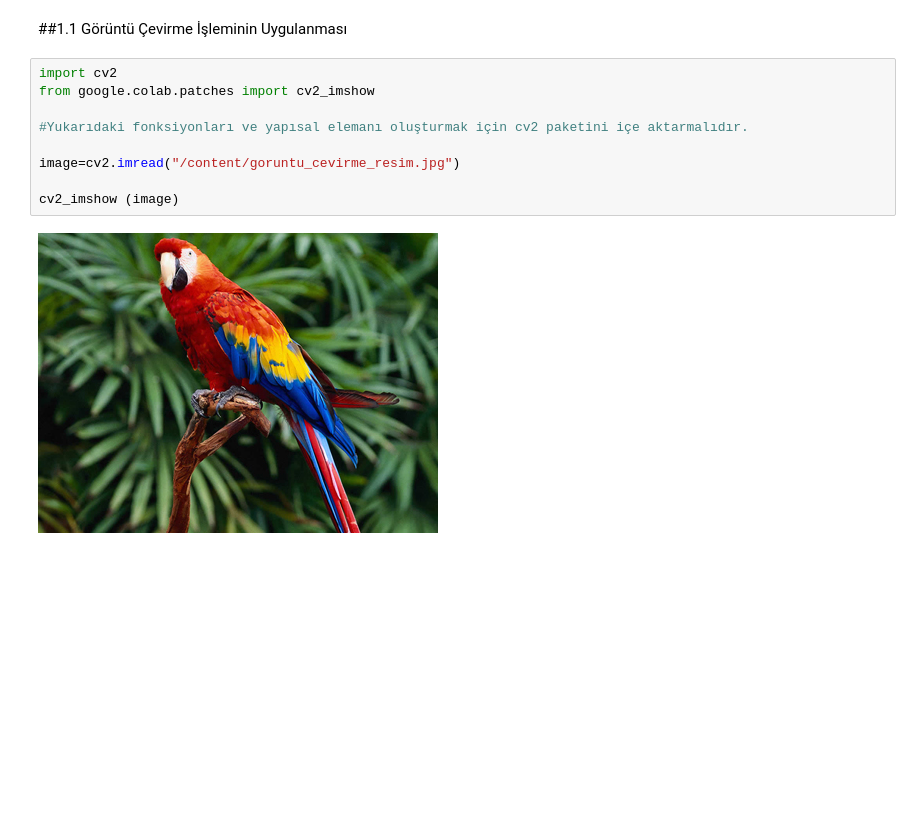
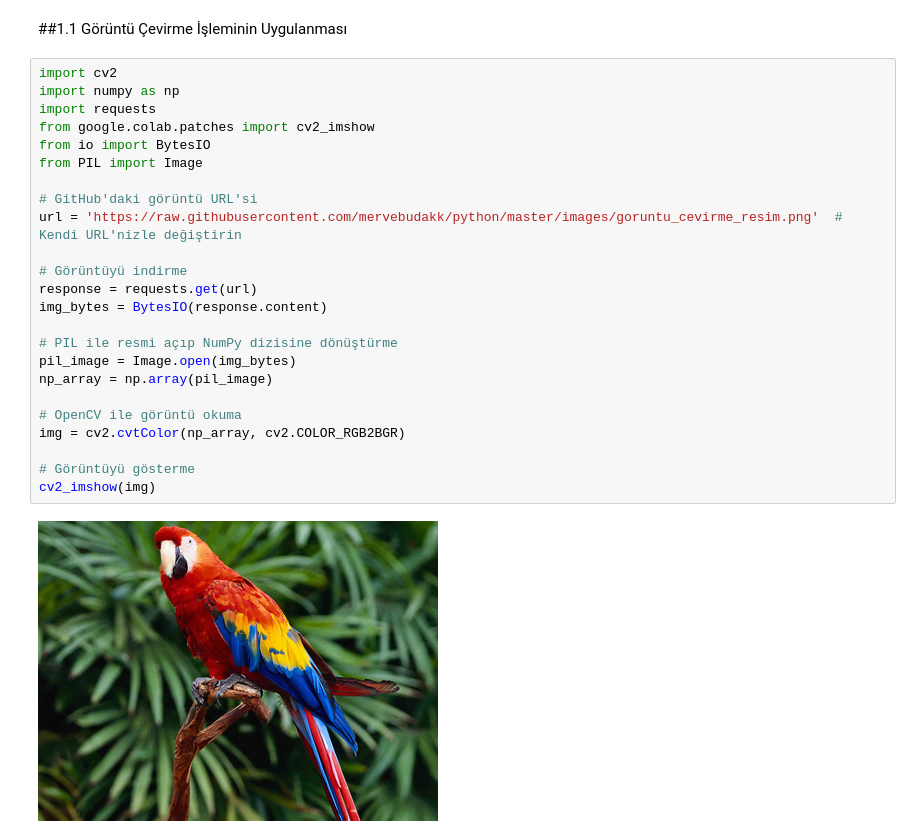
Before and after one commit to mervebudakk/python, a Jupyter notebook: 10_Görüntü_Çevirme.ipynb, the cells around one changed output. Drawn from its saved outputs; the diff is of its cells as text; blank space fills up the shorter version.

Commit message:
Colab kullanılarak oluşturuldu

```diff
--- a/10_Görüntü_Çevirme.ipynb
+++ b/10_Görüntü_Çevirme.ipynb
@@ -30,17 +24,32 @@ Döndürme algoritması, çeviri tarafından kullanılanın aksine, tam sayı ol
 Sonuncu yöntem daha iyi sonuç verir, ancak algoritmanın hesaplama süresini artırır.
 # %% [markdown]
 ##1.1 Görüntü Çevirme İşleminin Uygulanması
-# %%
-import cv2
-from google.colab.patches import cv2_imshow
-
-#Yukarıdaki fonksiyonları ve yapısal elemanı oluşturmak için cv2 paketini içe aktarmalıdır.
-
-image=cv2.imread("/content/goruntu_cevirme_resim.jpg")
-
-cv2_imshow (image)
-# %% [output]
-[figure, removed]
+# %%
+import cv2
+import numpy as np
+import requests
+from google.colab.patches import cv2_imshow
+from io import BytesIO
+from PIL import Image
+
+# GitHub'daki görüntü URL'si
+url = 'https://raw.githubusercontent.com/mervebudakk/python/master/images/goruntu_cevirme_resim.png'  # Kendi URL'nizle değiştirin
+
+# Görüntüyü indirme
+response = requests.get(url)
+img_bytes = BytesIO(response.content)
+
+# PIL ile resmi açıp NumPy dizisine dönüştürme
+pil_image = Image.open(img_bytes)
+np_array = np.array(pil_image)
+
+# OpenCV ile görüntü okuma
+img = cv2.cvtColor(np_array, cv2.COLOR_RGB2BGR)
+
+# Görüntüyü gösterme
+cv2_imshow(img)
+# %% [output]
+[figure, added]
 # %%
 #Ardından, resmin okunması gerekiyor. Bu cv2.imread (dosya adı, flag) işlevi tarafından yapılır.
 
```
Also changed, not shown: parts of 5 cells of this notebook.
